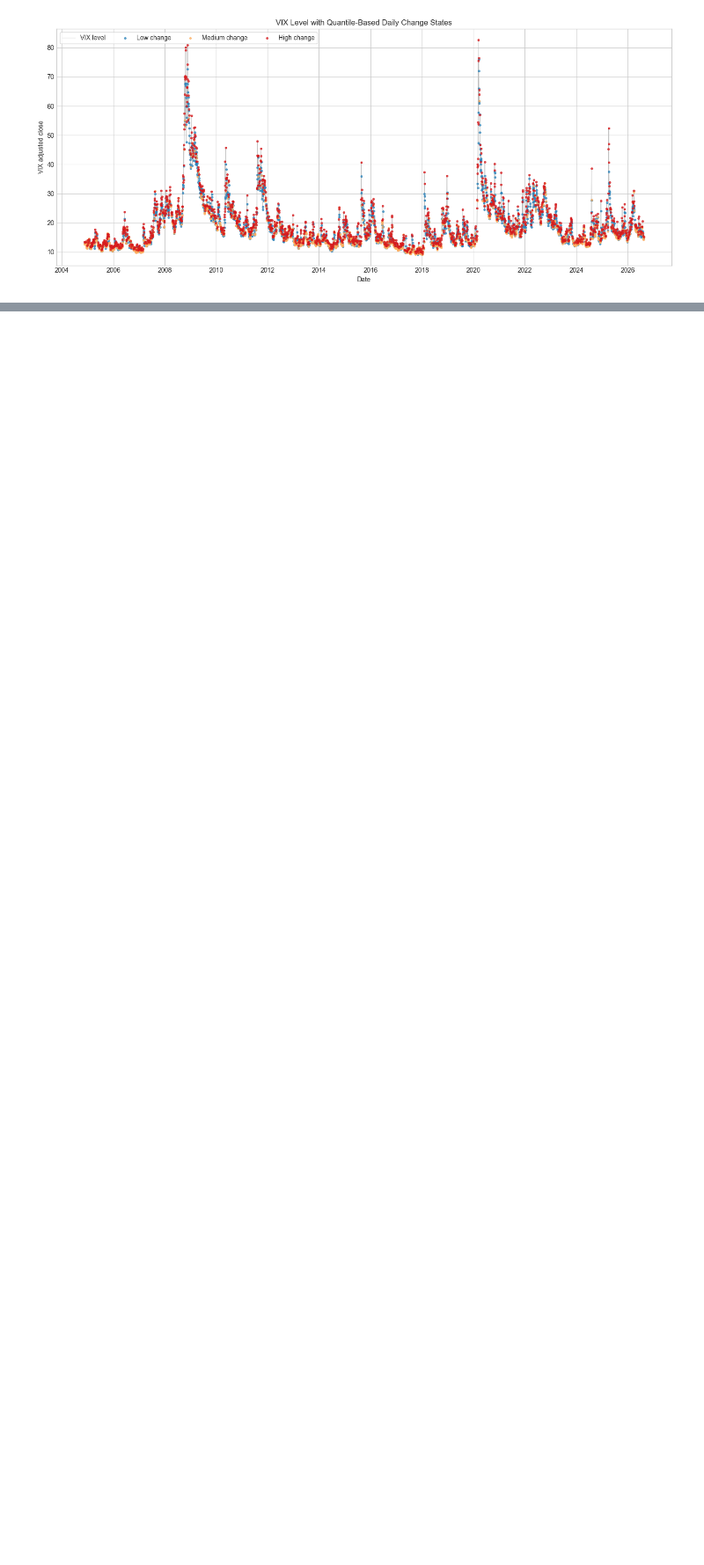
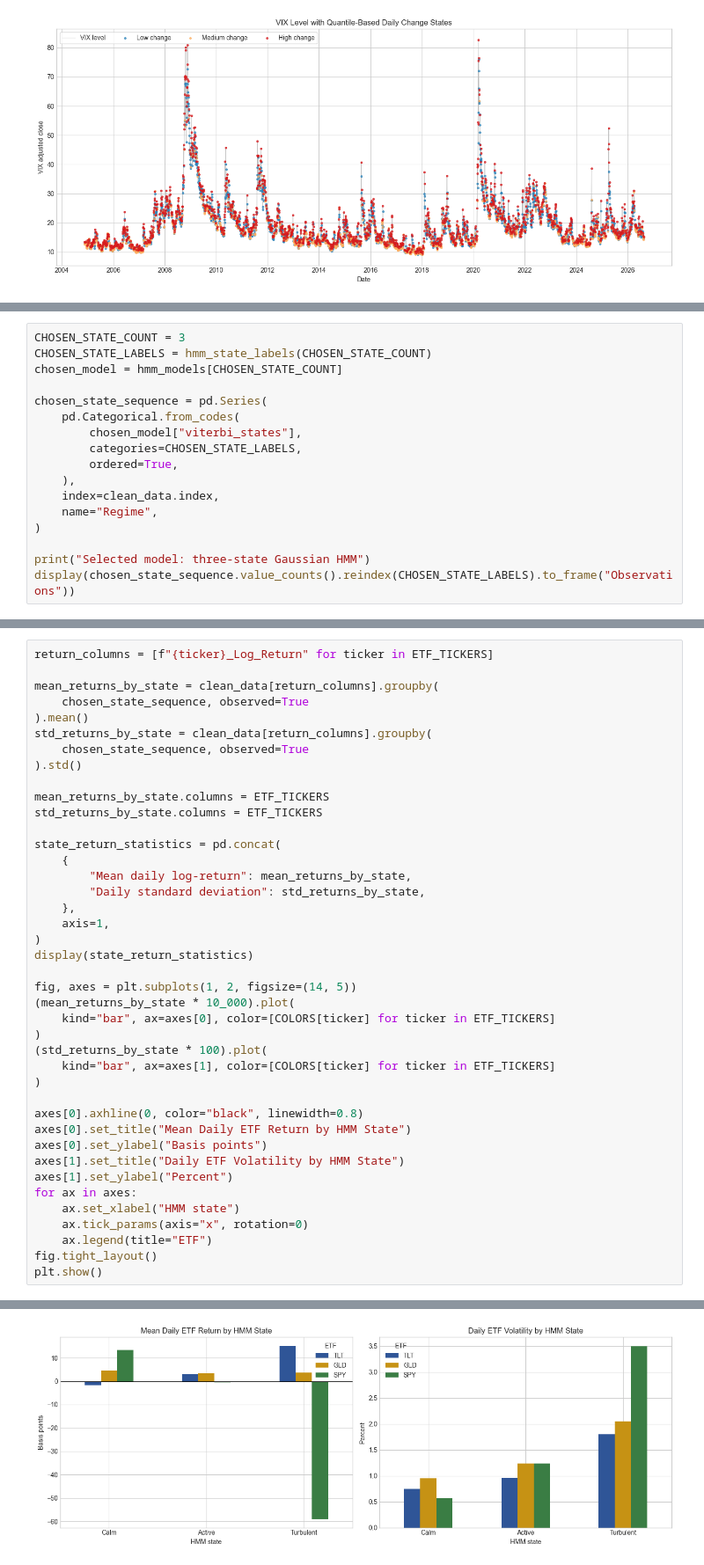
Before and after one commit to Nagisasora/STOCHASTIC-MODELING, a Jupyter notebook: SM_GWP2.ipynb, the cells around one changed output, grey strips where cells are left out. Shown at 88% size. Saved outputs shown, nothing was run; the diff lists cells and outputs as text; blank space fills up the shorter version.

```diff
--- a/SM_GWP2.ipynb
+++ b/SM_GWP2.ipynb
@@ -476,0 +868,17 @@ No model comparison, asset-by-state analysis, allocation rule, or backtest is in
+# %%
+CHOSEN_STATE_COUNT = 3
+CHOSEN_STATE_LABELS = hmm_state_labels(CHOSEN_STATE_COUNT)
+chosen_model = hmm_models[CHOSEN_STATE_COUNT]
+
+chosen_state_sequence = pd.Series(
+    pd.Categorical.from_codes(
+        chosen_model["viterbi_states"],
+        categories=CHOSEN_STATE_LABELS,
+        ordered=True,
+    ),
+    index=clean_data.index,
+    name="Regime",
+)
+
+print("Selected model: three-state Gaussian HMM")
+display(chosen_state_sequence.value_counts().reindex(CHOSEN_STATE_LABELS).to_frame("Observations"))
@@ -476,0 +896,42 @@ No model comparison, asset-by-state analysis, allocation rule, or backtest is in
+# %%
+return_columns = [f"{ticker}_Log_Return" for ticker in ETF_TICKERS]
+
+mean_returns_by_state = clean_data[return_columns].groupby(
+    chosen_state_sequence, observed=True
+).mean()
+std_returns_by_state = clean_data[return_columns].groupby(
+    chosen_state_sequence, observed=True
+).std()
+
+mean_returns_by_state.columns = ETF_TICKERS
+std_returns_by_state.columns = ETF_TICKERS
+
+state_return_statistics = pd.concat(
+    {
+        "Mean daily log-return": mean_returns_by_state,
+        "Daily standard deviation": std_returns_by_state,
+    },
+    axis=1,
+)
+display(state_return_statistics)
+
+fig, axes = plt.subplots(1, 2, figsize=(14, 5))
+(mean_returns_by_state * 10_000).plot(
+    kind="bar", ax=axes[0], color=[COLORS[ticker] for ticker in ETF_TICKERS]
+)
+(std_returns_by_state * 100).plot(
+    kind="bar", ax=axes[1], color=[COLORS[ticker] for ticker in ETF_TICKERS]
+)
+
+axes[0].axhline(0, color="black", linewidth=0.8)
+axes[0].set_title("Mean Daily ETF Return by HMM State")
+axes[0].set_ylabel("Basis points")
+axes[1].set_title("Daily ETF Volatility by HMM State")
+axes[1].set_ylabel("Percent")
+for ax in axes:
+    ax.set_xlabel("HMM state")
+    ax.tick_params(axis="x", rotation=0)
+    ax.legend(title="ETF")
+fig.tight_layout()
+plt.show()
+# %% [output]
@@ -476,0 +944 @@ No model comparison, asset-by-state analysis, allocation rule, or backtest is in
+[figure, added]
```
Also changed, not shown: parts of 39 cells of this notebook.
